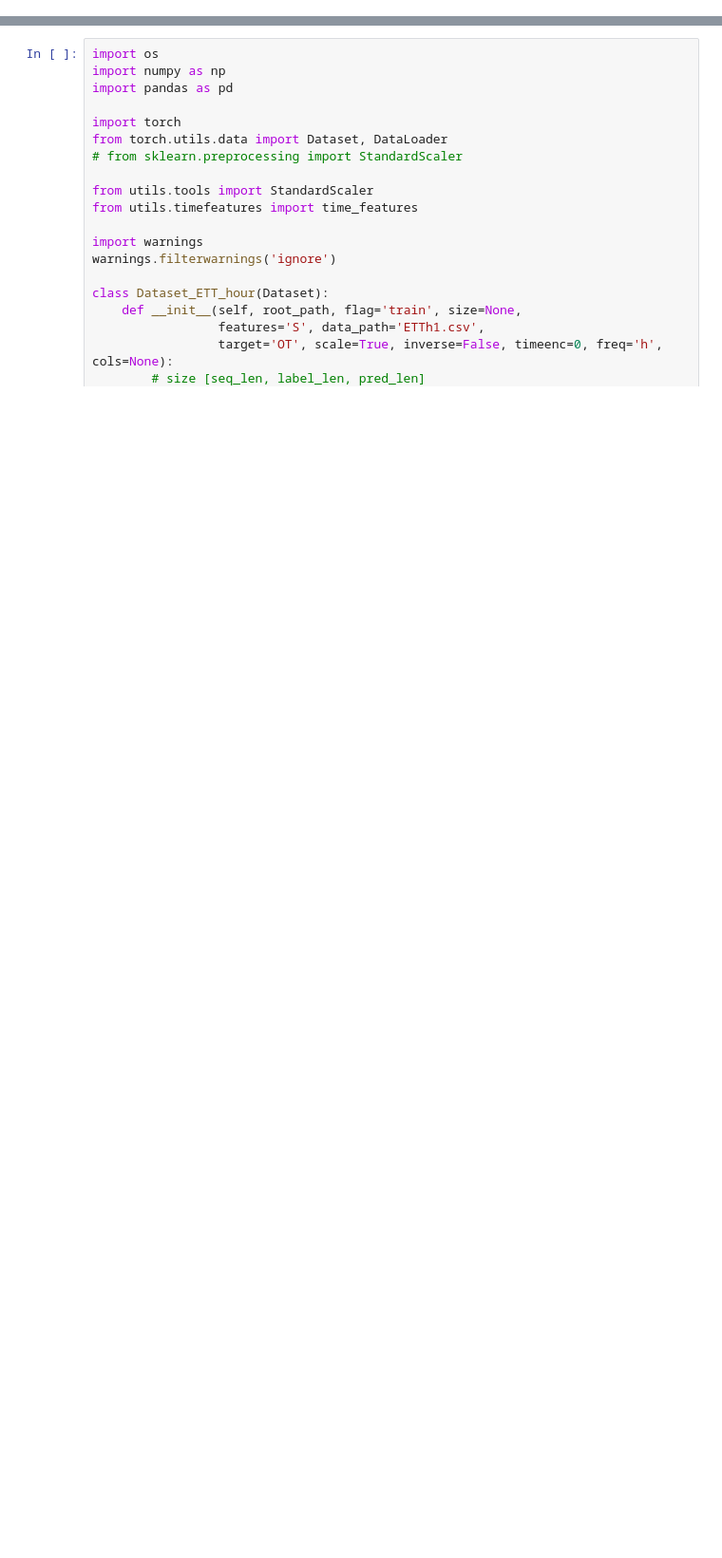
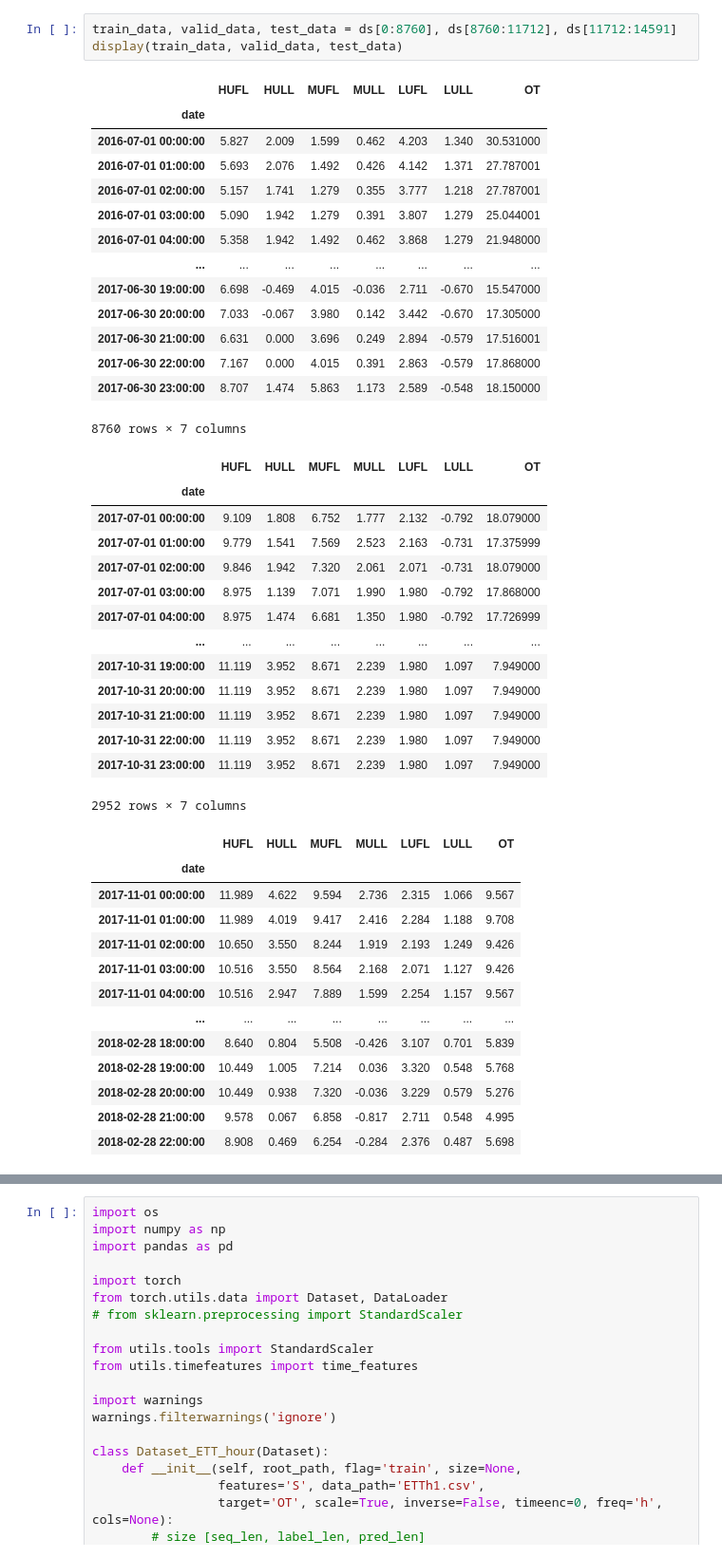
Before and after one commit to randolf-scholz/tsdm, a Jupyter notebook: dev/datasets/ETTH.ipynb, the cells around one changed output, grey strips where cells are left out. Shown at 95% size. Saved outputs shown, nothing was run; the diff lists cells and outputs as text; blank space fills up the shorter version.

```diff
--- a/dev/datasets/ETTH.ipynb
+++ b/dev/datasets/ETTH.ipynb
@@ -0,0 +44,45 @@
+# %%
+train_data, valid_data, test_data = ds[0:8760], ds[8760:11712], ds[11712:14591]
+display(train_data, valid_data, test_data)
+# %% [output]
+|  | HUFL | HULL | MUFL | MULL | LUFL | LULL | OT |
+| date |  |  |  |  |  |  |  |
+| 2016-07-01 00:00:00 | 5.827 | 2.009 | 1.599 | 0.462 | 4.203 | 1.340 | 30.531000 |
+| 2016-07-01 01:00:00 | 5.693 | 2.076 | 1.492 | 0.426 | 4.142 | 1.371 | 27.787001 |
+| 2016-07-01 02:00:00 | 5.157 | 1.741 | 1.279 | 0.355 | 3.777 | 1.218 | 27.787001 |
+| 2016-07-01 03:00:00 | 5.090 | 1.942 | 1.279 | 0.391 | 3.807 | 1.279 | 25.044001 |
+| 2016-07-01 04:00:00 | 5.358 | 1.942 | 1.492 | 0.462 | 3.868 | 1.279 | 21.948000 |
+| ... | ... | ... | ... | ... | ... | ... | ... |
+| 2017-06-30 19:00:00 | 6.698 | -0.469 | 4.015 | -0.036 | 2.711 | -0.670 | 15.547000 |
+| 2017-06-30 20:00:00 | 7.033 | -0.067 | 3.980 | 0.142 | 3.442 | -0.670 | 17.305000 |
+| 2017-06-30 21:00:00 | 6.631 | 0.000 | 3.696 | 0.249 | 2.894 | -0.579 | 17.516001 |
+| 2017-06-30 22:00:00 | 7.167 | 0.000 | 4.015 | 0.391 | 2.863 | -0.579 | 17.868000 |
+| 2017-06-30 23:00:00 | 8.707 | 1.474 | 5.863 | 1.173 | 2.589 | -0.548 | 18.150000 |
+8760 rows × 7 columns
+|  | HUFL | HULL | MUFL | MULL | LUFL | LULL | OT |
+| date |  |  |  |  |  |  |  |
+| 2017-07-01 00:00:00 | 9.109 | 1.808 | 6.752 | 1.777 | 2.132 | -0.792 | 18.079000 |
+| 2017-07-01 01:00:00 | 9.779 | 1.541 | 7.569 | 2.523 | 2.163 | -0.731 | 17.375999 |
+| 2017-07-01 02:00:00 | 9.846 | 1.942 | 7.320 | 2.061 | 2.071 | -0.731 | 18.079000 |
+| 2017-07-01 03:00:00 | 8.975 | 1.139 | 7.071 | 1.990 | 1.980 | -0.792 | 17.868000 |
+| 2017-07-01 04:00:00 | 8.975 | 1.474 | 6.681 | 1.350 | 1.980 | -0.792 | 17.726999 |
+| ... | ... | ... | ... | ... | ... | ... | ... |
+| 2017-10-31 19:00:00 | 11.119 | 3.952 | 8.671 | 2.239 | 1.980 | 1.097 | 7.949000 |
+| 2017-10-31 20:00:00 | 11.119 | 3.952 | 8.671 | 2.239 | 1.980 | 1.097 | 7.949000 |
+| 2017-10-31 21:00:00 | 11.119 | 3.952 | 8.671 | 2.239 | 1.980 | 1.097 | 7.949000 |
+| 2017-10-31 22:00:00 | 11.119 | 3.952 | 8.671 | 2.239 | 1.980 | 1.097 | 7.949000 |
+| 2017-10-31 23:00:00 | 11.119 | 3.952 | 8.671 | 2.239 | 1.980 | 1.097 | 7.949000 |
+2952 rows × 7 columns
+|  | HUFL | HULL | MUFL | MULL | LUFL | LULL | OT |
+| date |  |  |  |  |  |  |  |
+| 2017-11-01 00:00:00 | 11.989 | 4.622 | 9.594 | 2.736 | 2.315 | 1.066 | 9.567 |
+| 2017-11-01 01:00:00 | 11.989 | 4.019 | 9.417 | 2.416 | 2.284 | 1.188 | 9.708 |
+| 2017-11-01 02:00:00 | 10.650 | 3.550 | 8.244 | 1.919 | 2.193 | 1.249 | 9.426 |
+| 2017-11-01 03:00:00 | 10.516 | 3.550 | 8.564 | 2.168 | 2.071 | 1.127 | 9.426 |
+| 2017-11-01 04:00:00 | 10.516 | 2.947 | 7.889 | 1.599 | 2.254 | 1.157 | 9.567 |
+| ... | ... | ... | ... | ... | ... | ... | ... |
+| 2018-02-28 18:00:00 | 8.640 | 0.804 | 5.508 | -0.426 | 3.107 | 0.701 | 5.839 |
+| 2018-02-28 19:00:00 | 10.449 | 1.005 | 7.214 | 0.036 | 3.320 | 0.548 | 5.768 |
+| 2018-02-28 20:00:00 | 10.449 | 0.938 | 7.320 | -0.036 | 3.229 | 0.579 | 5.276 |
+| 2018-02-28 21:00:00 | 9.578 | 0.067 | 6.858 | -0.817 | 2.711 | 0.548 | 4.995 |
+| 2018-02-28 22:00:00 | 8.908 | 0.469 | 6.254 | -0.284 | 2.376 | 0.487 | 5.698 |
```
Also changed, not shown: parts of 21 cells of this notebook, 7 other files.
